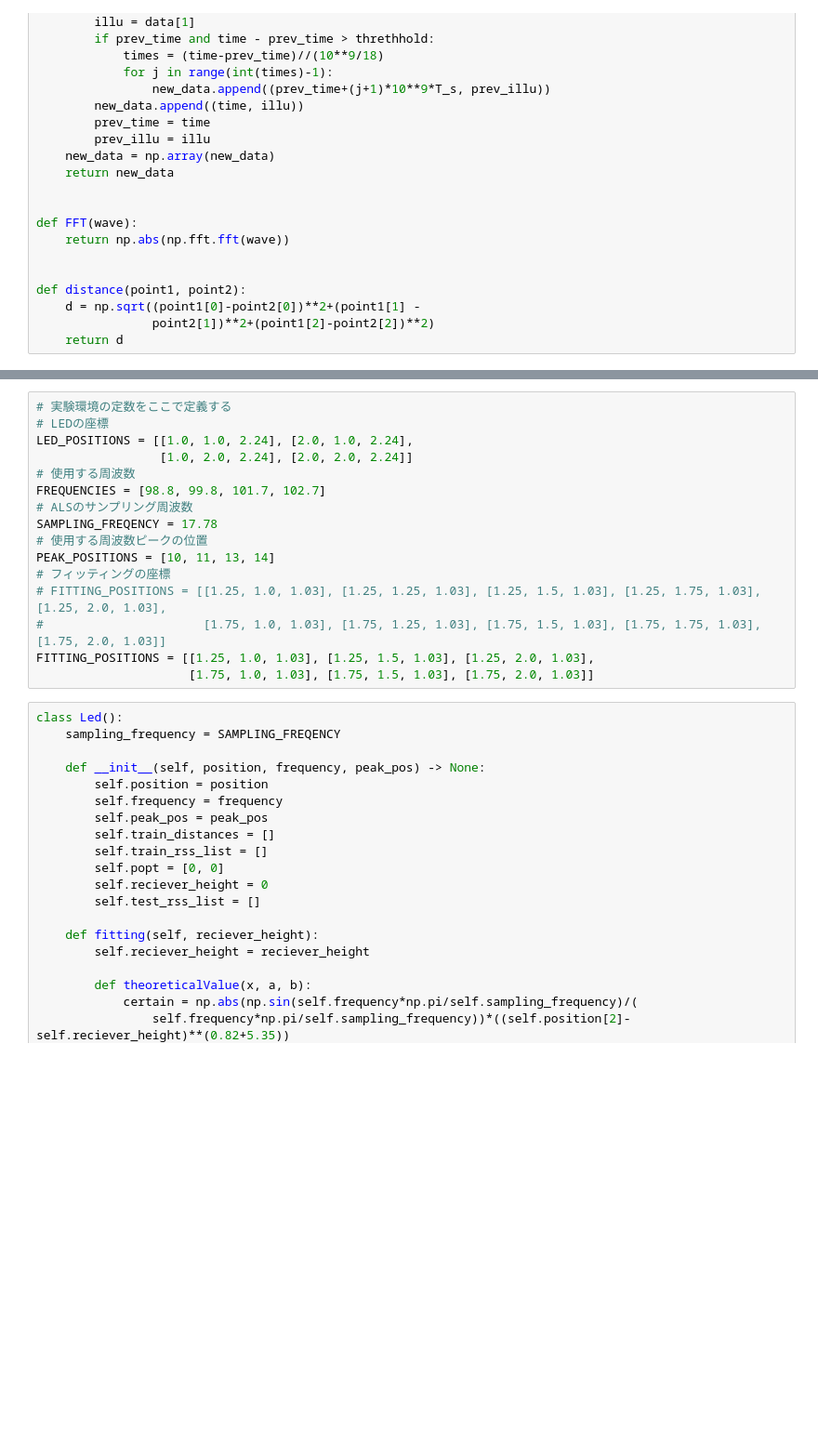
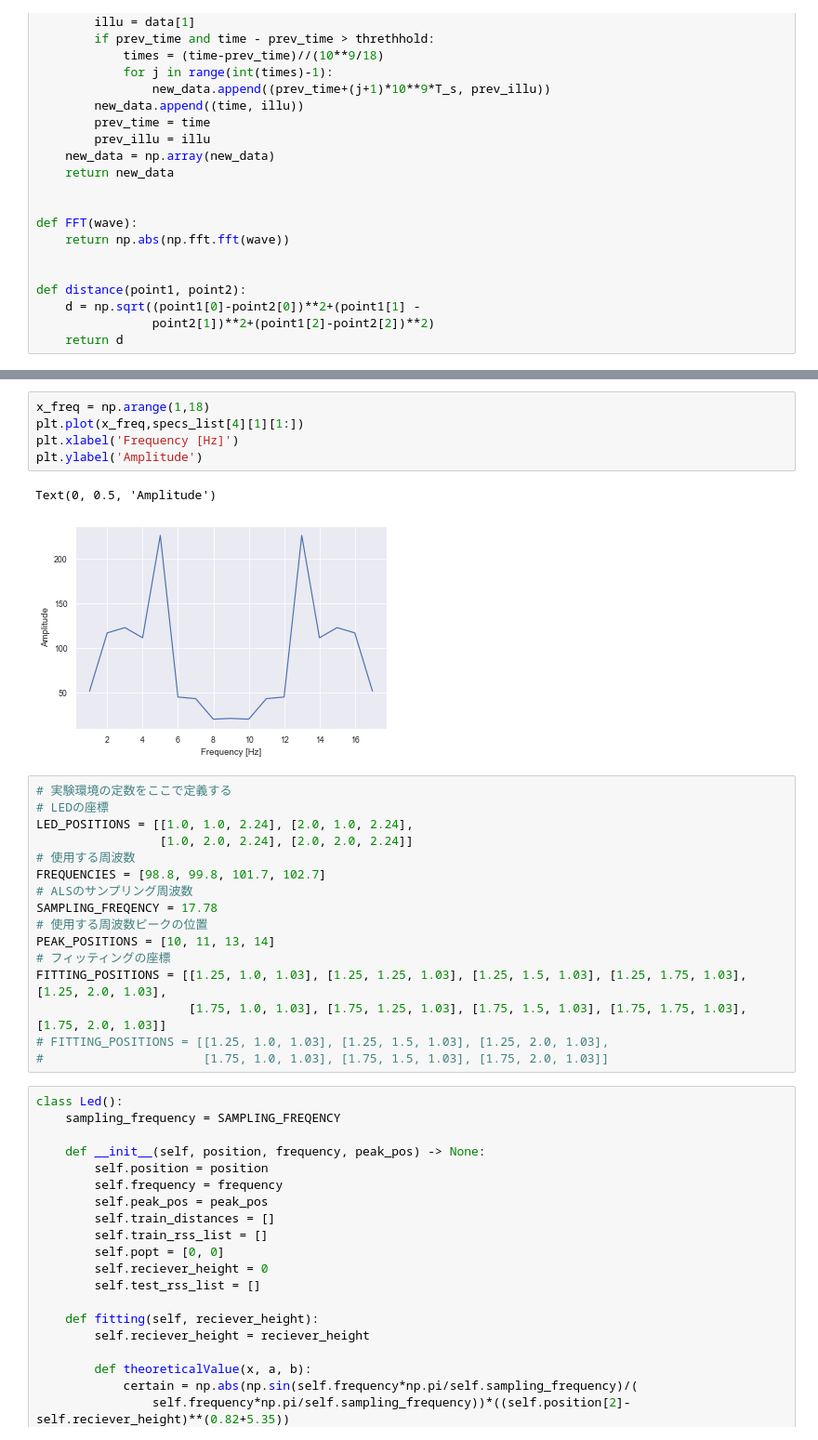
Before and after one commit to auk1709/VLP-Lab, a Jupyter notebook: alsPositioning.ipynb, the cells around one changed output, grey strips where cells are left out. Shown at 93% size. Drawn from its saved outputs; the diff is of its cells as text; blank space fills up the shorter version.

```diff
--- a/alsPositioning.ipynb
+++ b/alsPositioning.ipynb
@@ -84,3 +92,11 @@ for specs, mean in zip(specs_list, specs_mean_list):
+# %%
+x_freq = np.arange(1,18)
+plt.plot(x_freq,specs_list[4][1][1:])
+plt.xlabel('Frequency [Hz]')
+plt.ylabel('Amplitude')
+# %% [output]
+Text(0, 0.5, 'Amplitude')
+[figure, added]
 # %%
 # 実験環境の定数をここで定義する
 # LEDの座標
@@ -93,10 +109,10 @@ SAMPLING_FREQENCY = 17.78
 # 使用する周波数ピークの位置
 PEAK_POSITIONS = [10, 11, 13, 14]
 # フィッティングの座標
-# FITTING_POSITIONS = [[1.25, 1.0, 1.03], [1.25, 1.25, 1.03], [1.25, 1.5, 1.03], [1.25, 1.75, 1.03], [1.25, 2.0, 1.03],
-#                      [1.75, 1.0, 1.03], [1.75, 1.25, 1.03], [1.75, 1.5, 1.03], [1.75, 1.75, 1.03], [1.75, 2.0, 1.03]]
-FITTING_POSITIONS = [[1.25, 1.0, 1.03], [1.25, 1.5, 1.03], [1.25, 2.0, 1.03],
-                     [1.75, 1.0, 1.03], [1.75, 1.5, 1.03], [1.75, 2.0, 1.03]]
+FITTING_POSITIONS = [[1.25, 1.0, 1.03], [1.25, 1.25, 1.03], [1.25, 1.5, 1.03], [1.25, 1.75, 1.03], [1.25, 2.0, 1.03],
+                     [1.75, 1.0, 1.03], [1.75, 1.25, 1.03], [1.75, 1.5, 1.03], [1.75, 1.75, 1.03], [1.75, 2.0, 1.03]]
+# FITTING_POSITIONS = [[1.25, 1.0, 1.03], [1.25, 1.5, 1.03], [1.25, 2.0, 1.03],
+#                      [1.75, 1.0, 1.03], [1.75, 1.5, 1.03], [1.75, 2.0, 1.03]]
 # %%
 class Led():
     sampling_frequency = SAMPLING_FREQENCY
```
Also changed, not shown: parts of 12 cells of this notebook, 4 other files.
